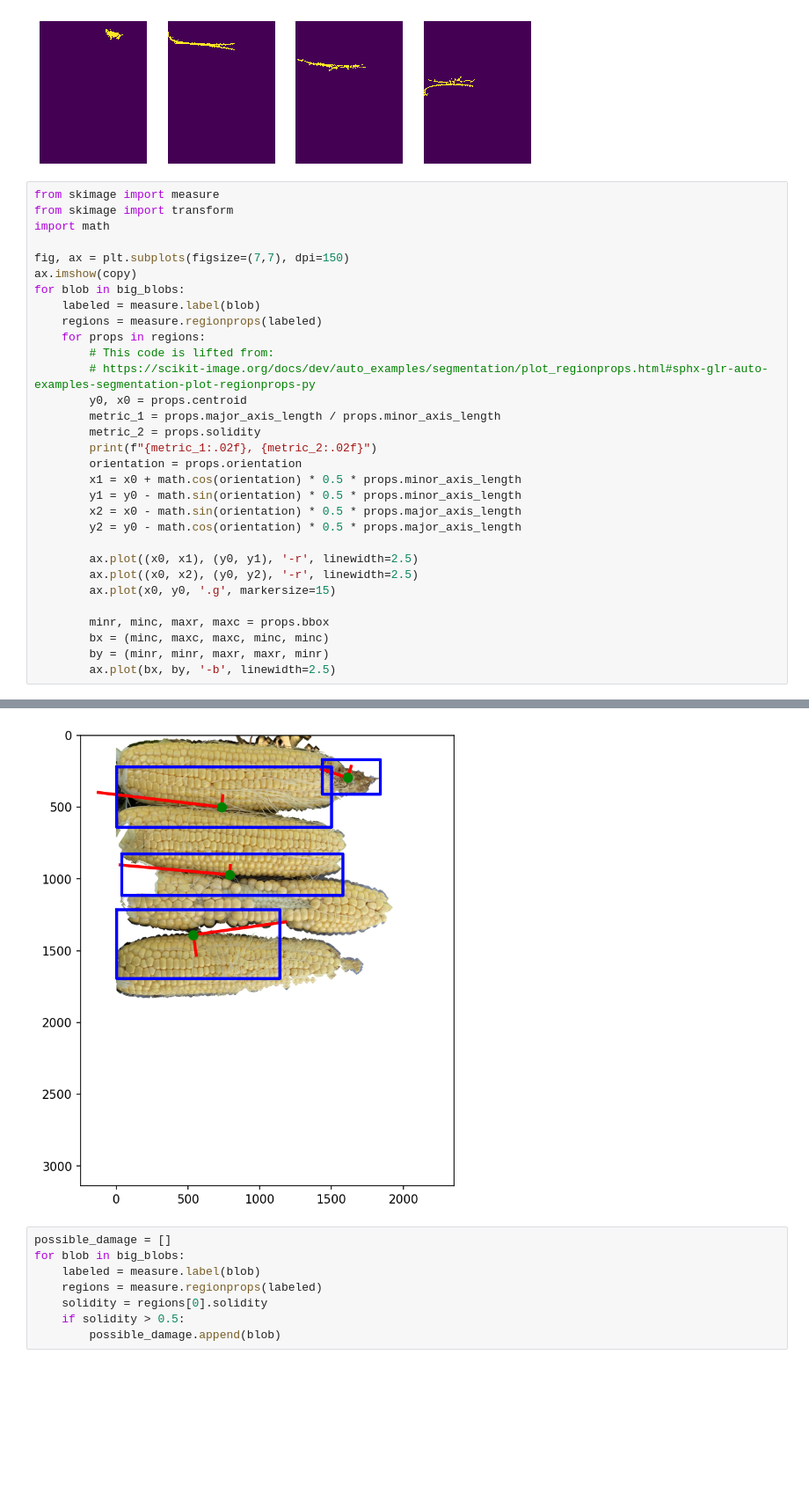
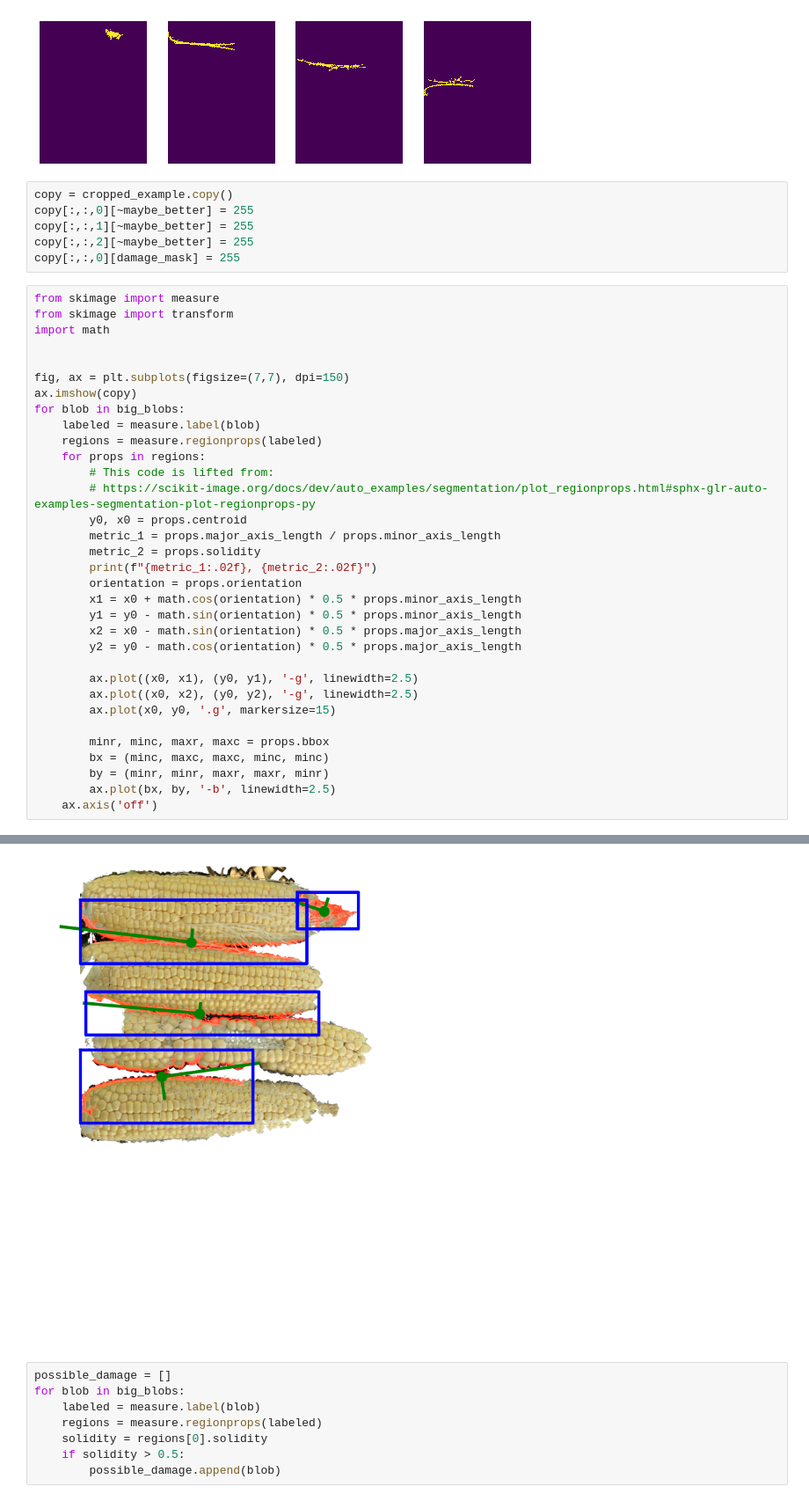
Before and after one commit to reidoko/CSS844-Insect-Damage, a Jupyter notebook: notebooks/putting_it_all_together.ipynb, the cells around one changed output, grey strips where cells are left out. Shown at 88% size. Saved outputs shown, nothing was run; the diff lists cells and outputs as text; blank space fills up the shorter version.

Commit message:
added % damaged

```diff
--- a/notebooks/putting_it_all_together.ipynb
+++ b/notebooks/putting_it_all_together.ipynb
@@ -327,43 +327,51 @@ for i in range(num_big_blobs):
     axs[i].axis('off')
 # %% [output]
 [figure]
+# %%
+copy = cropped_example.copy()
+copy[:,:,0][~maybe_better] = 255
+copy[:,:,1][~maybe_better] = 255
+copy[:,:,2][~maybe_better] = 255
+copy[:,:,0][damage_mask] = 255
 # %%
 from skimage import measure
 from skimage import transform
 import math
+
 
 fig, ax = plt.subplots(figsize=(7,7), dpi=150)
 ax.imshow(copy)
 for blob in big_blobs:
     labeled = measure.label(blob)
     regions = measure.regionprops(labeled)
     for props in regions:
         # This code is lifted from:
         # https://scikit-image.org/docs/dev/auto_examples/segmentation/plot_regionprops.html#sphx-glr-auto-examples-segmentation-plot-regionprops-py
         y0, x0 = props.centroid
         metric_1 = props.major_axis_length / props.minor_axis_length
         metric_2 = props.solidity
         print(f"{metric_1:.02f}, {metric_2:.02f}")
         orientation = props.orientation
         x1 = x0 + math.cos(orientation) * 0.5 * props.minor_axis_length
         y1 = y0 - math.sin(orientation) * 0.5 * props.minor_axis_length
         x2 = x0 - math.sin(orientation) * 0.5 * props.major_axis_length
         y2 = y0 - math.cos(orientation) * 0.5 * props.major_axis_length
 
-        ax.plot((x0, x1), (y0, y1), '-r', linewidth=2.5)
-        ax.plot((x0, x2), (y0, y2), '-r', linewidth=2.5)
+        ax.plot((x0, x1), (y0, y1), '-g', linewidth=2.5)
+        ax.plot((x0, x2), (y0, y2), '-g', linewidth=2.5)
         ax.plot(x0, y0, '.g', markersize=15)
 
         minr, minc, maxr, maxc = props.bbox
         bx = (minc, maxc, maxc, minc, minc)
         by = (minr, minr, maxr, maxr, minr)
         ax.plot(bx, by, '-b', linewidth=2.5)
+    ax.axis('off')
 # %% [output]
 2.33, 0.65
 10.99, 0.24
 11.74, 0.29
 4.49, 0.19
-[figure, old version]
+[figure, new version]
 # %%
 possible_damage = []
 for blob in big_blobs:
```
Also changed, not shown: parts of 8 cells of this notebook.
